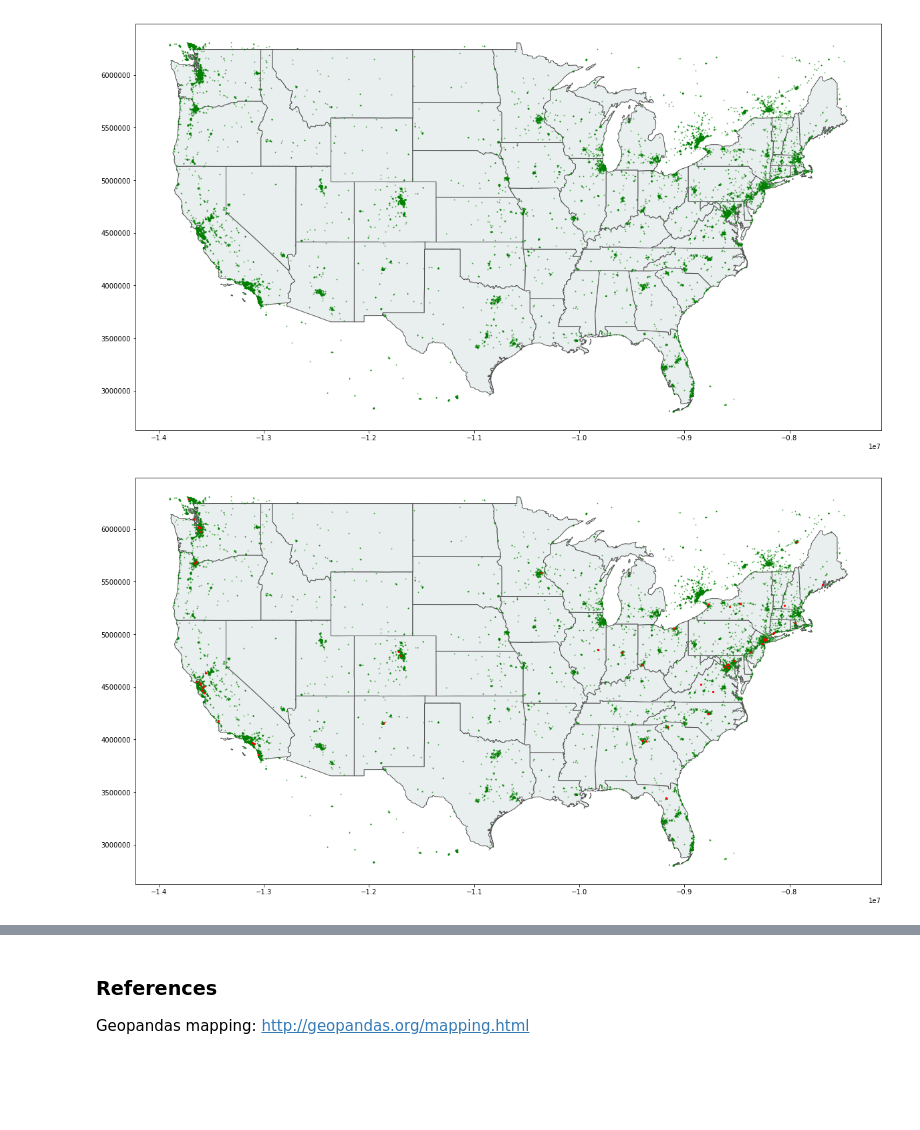
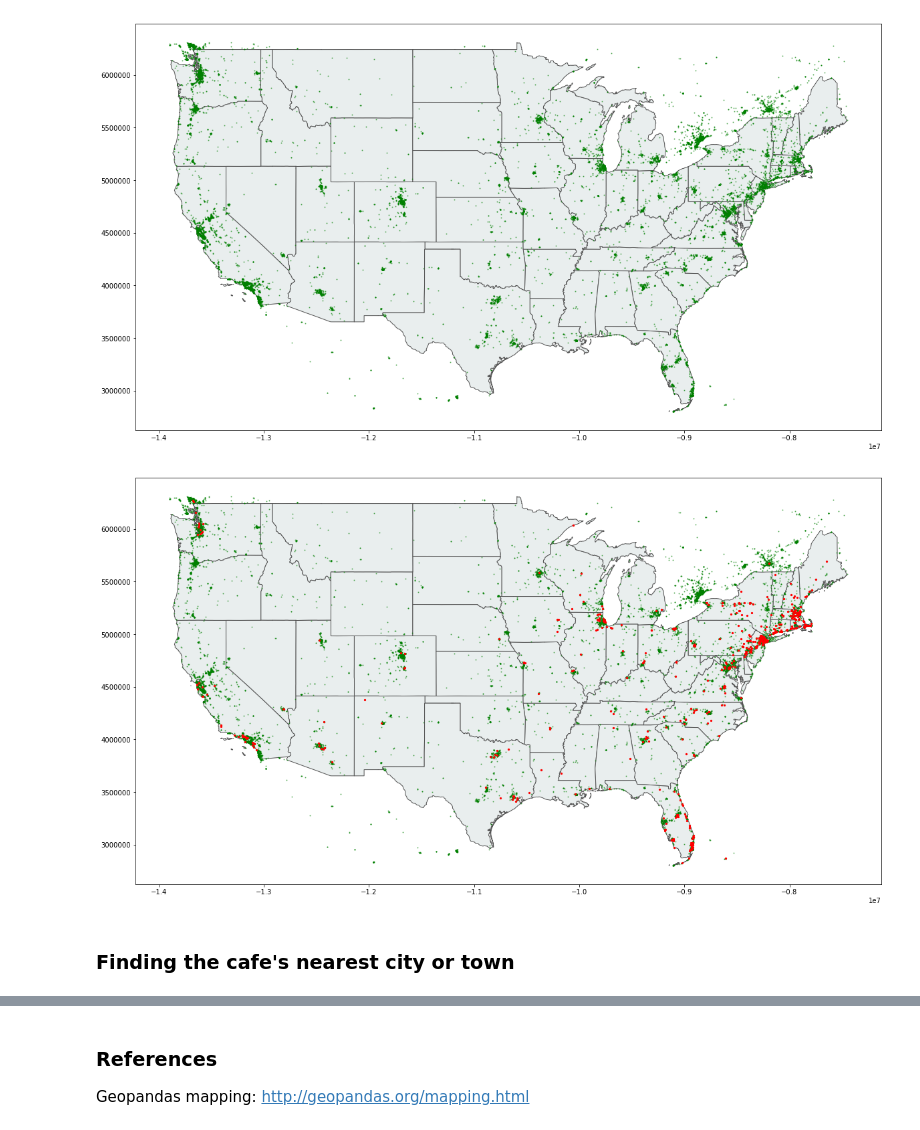
Before and after one commit to dovinmu/python-viz-notebooks, a Jupyter notebook: exploring_geographic_data.ipynb, the cells around one changed output, grey strips where cells are left out. Saved outputs shown, nothing was run; the diff lists cells and outputs as text; code cells hidden in the pictures; blank space fills up the shorter version.

```diff
--- a/exploring_geographic_data.ipynb
+++ b/exploring_geographic_data.ipynb
@@ -133,8 +146,10 @@ plt.show()
 [figure]
 # %%
 base = us_geo.plot(color='#e9eeee', edgecolor='#555555', figsize=(20,20))
-cafes[cafes['cuisine']!='bagel'].plot(ax=base, marker='o', color='green', markersize=1, alpha=0.5)
-cafes[cafes['cuisine']=='bagel'].plot(ax=base, marker='o', color='red', markersize=5, alpha=1)
+cafes[cafes['cuisine']!='donut'].plot(ax=base, marker='o', color='green', markersize=1, alpha=0.5)
+cafes[cafes['cuisine']=='donut'].plot(ax=base, marker='o', color='red', markersize=5, alpha=1)
 plt.show()
 # %% [output]
-[figure, old version]
+[figure, new version]
+# %% [markdown]
+### Finding the cafe's nearest city or town
```
Also changed, not shown: parts of 15 cells of this notebook.
